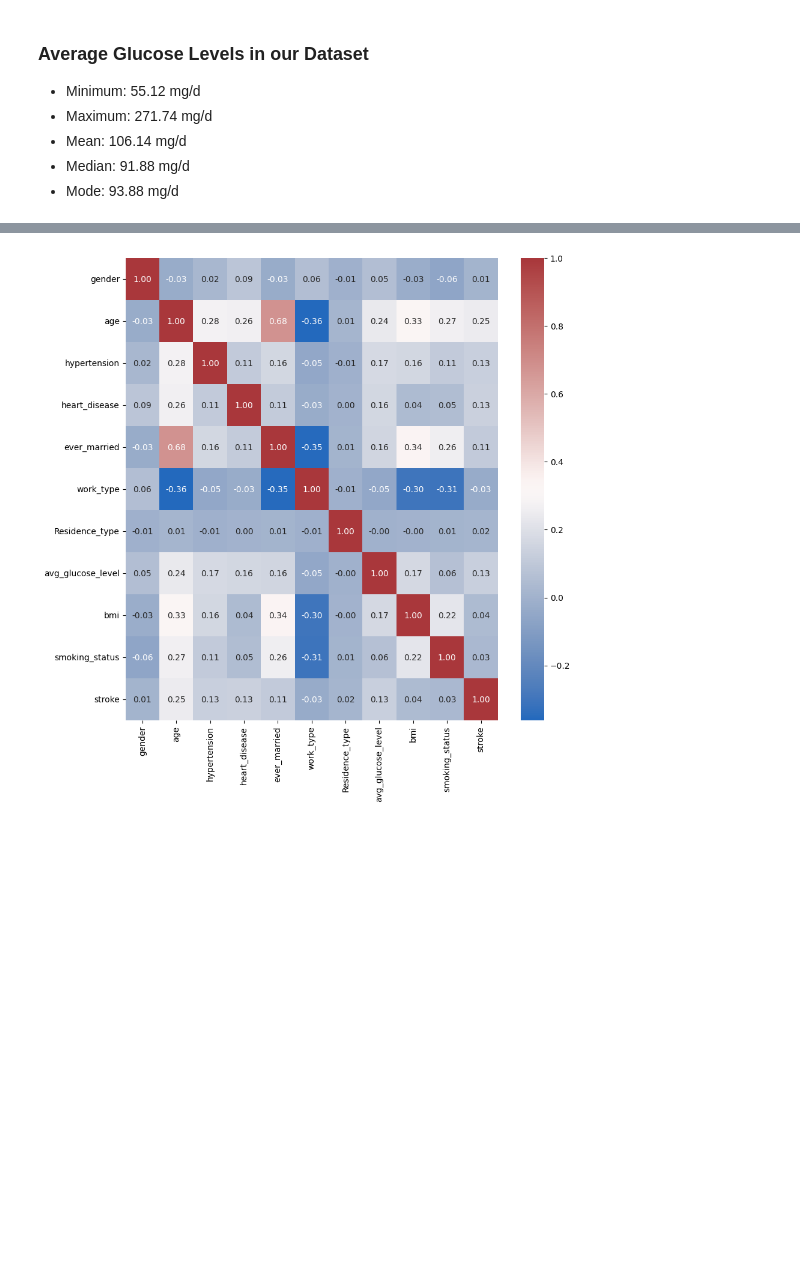
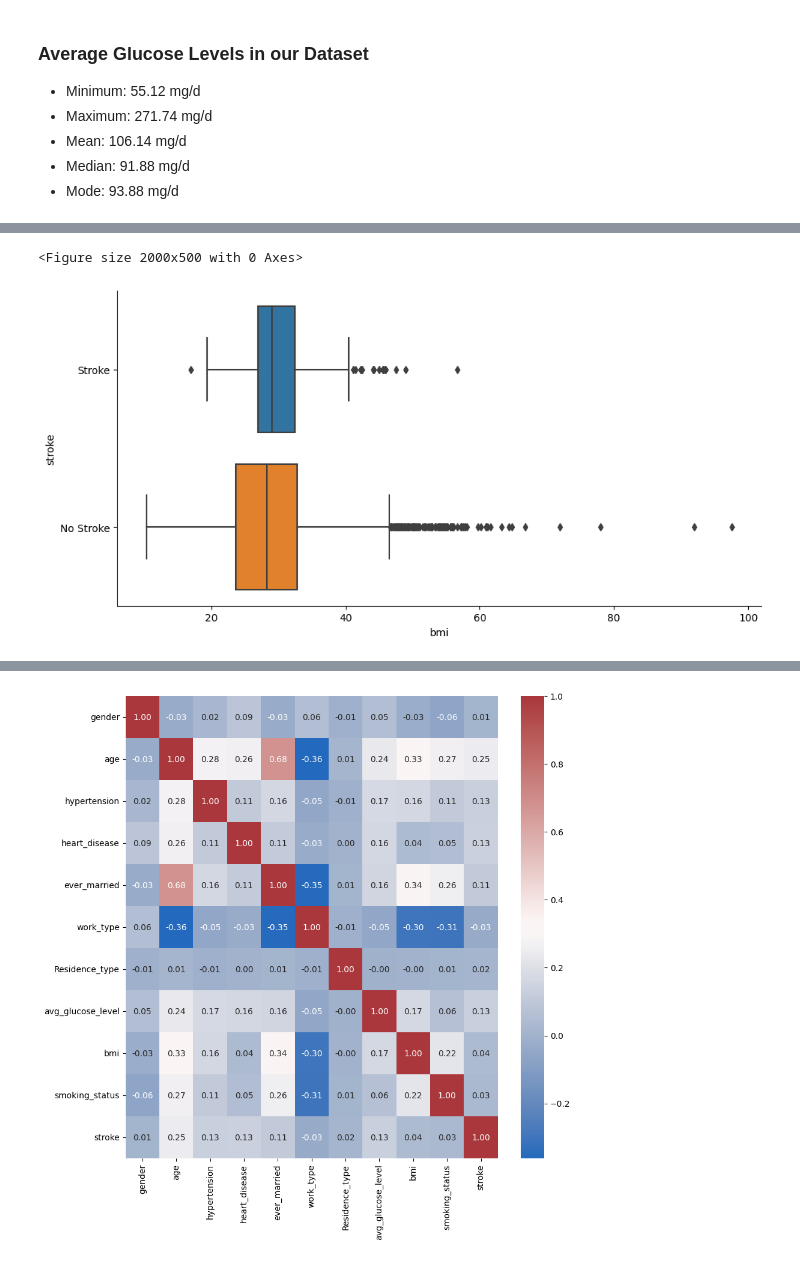
Before and after one commit to mdrhmn48/Stroke-Prediction, a Jupyter notebook: analysis.ipynb, the cells around one changed output, grey strips where cells are left out. Cells and saved outputs as stored; diff of their text form; code cells hidden in the pictures; blank space fills up the shorter version.

```diff
--- a/analysis.ipynb
+++ b/analysis.ipynb
@@ -82,0 +84,5 @@ plt.show()
+# %%
+df_stroke = df.copy(deep=True)
+df_stroke.replace(0, 'No Stroke', inplace=True)
+df_stroke.replace(1, 'Stroke', inplace=True)
+df_stroke.sample(5)
@@ -82,0 +96,7 @@ plt.show()
+# %%
+plt.figure(figsize=(20,5))
+sns.catplot(data=df_stroke, x="bmi", y="stroke", kind="box", height=5, aspect=2)
+plt.show()
+# %% [output]
+<Figure size 2000x500 with 0 Axes>
+[figure, added]
```
Also changed, not shown: parts of 28 cells of this notebook.
